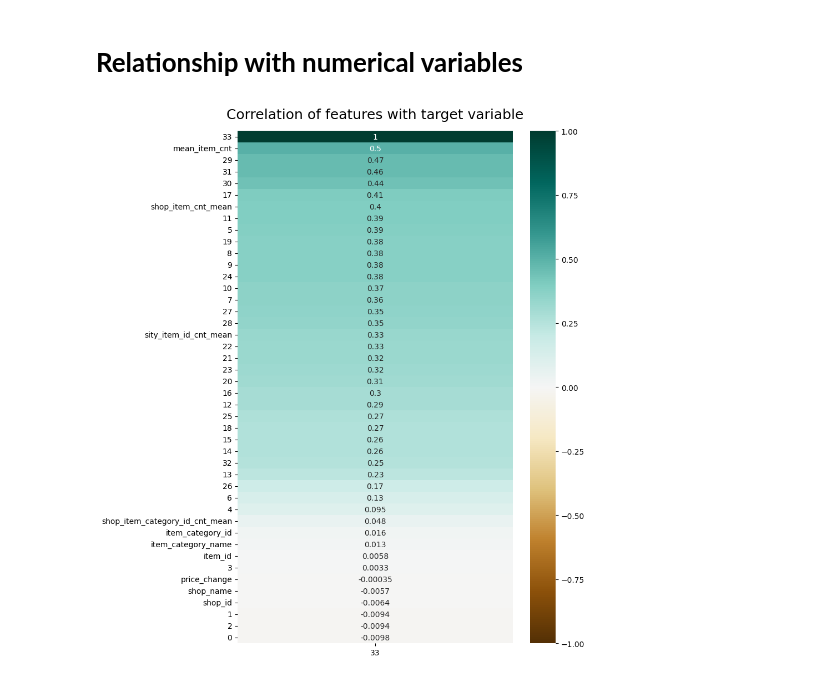
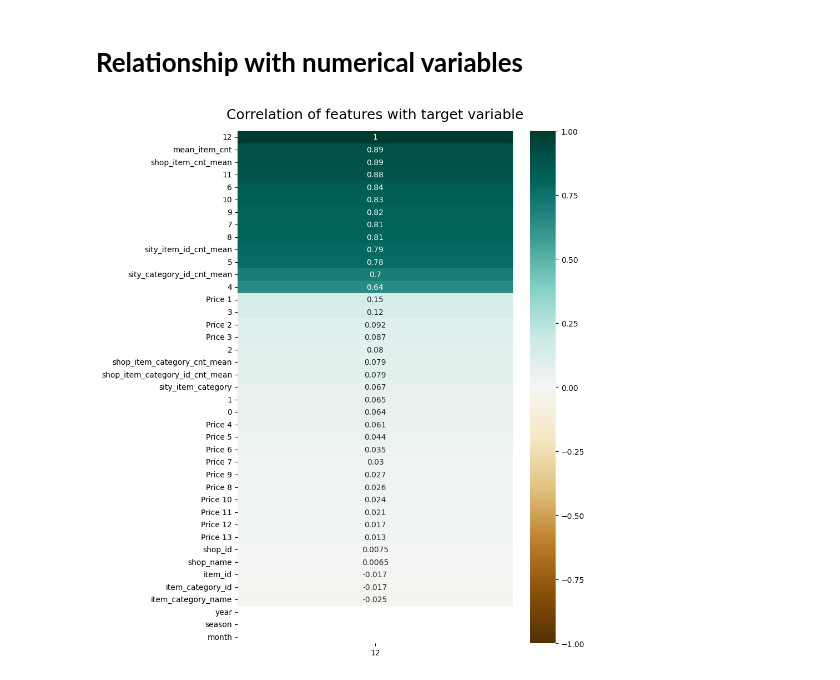
Before and after one commit to HelenKris/DS-project, a Jupyter notebook: notebooks/Practice_1_2_EDA.ipynb, the cells around one changed output. Saved outputs shown, nothing was run; the diff lists cells and outputs as text; code cells hidden in the pictures.

```diff
--- a/notebooks/Practice_1_2_EDA.ipynb
+++ b/notebooks/Practice_1_2_EDA.ipynb
@@ -340,0 +417,4 @@ train_data.shape
+# %%
+processor = FeatureEngineering(start_block_num=0,end_block_num=12)
+train_data12 = processor.feature_engineering(merged_data)
+train_data12
@@ -343,8 +437,8 @@ train_data.shape
 # %%
 #Correlation of features with mean target variable
 plt.figure(figsize=(8, 12))
-heatmap = sns.heatmap(train_data.corr()[[33]].sort_values(by=33, ascending=False)
+heatmap = sns.heatmap(train_data12.corr()[[12]].sort_values(by=12, ascending=False)
 , vmin=-1, vmax=1, annot=True, cmap='BrBG')
 heatmap.set_title('Correlation of features with target variable', fontdict={'fontsize':18}, pad=16);
 # %% [output]
-[figure, old version]
+[figure, new version]
```
Also changed, not shown: parts of 29 cells of this notebook.
